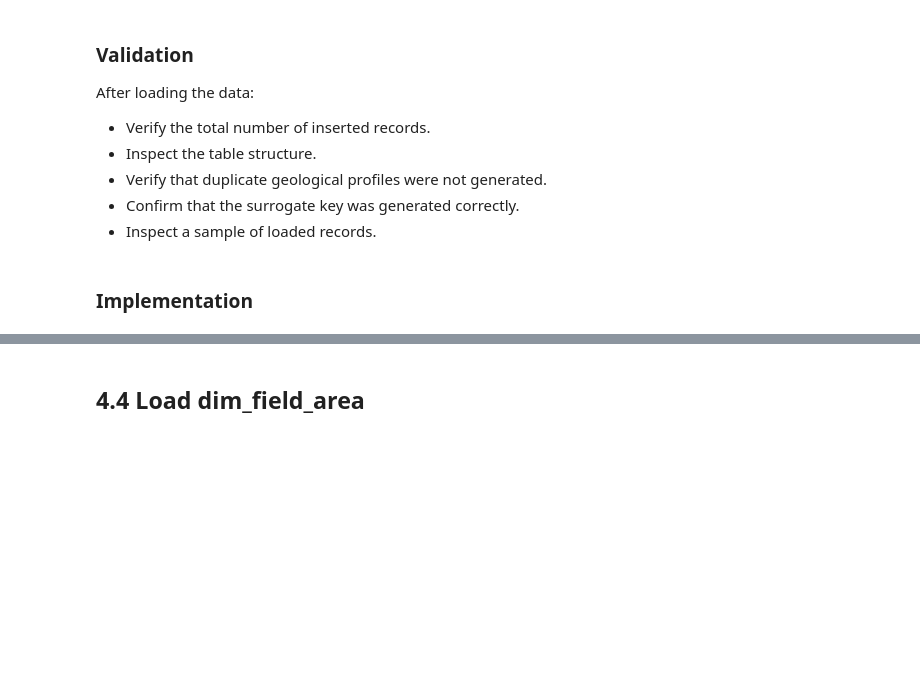
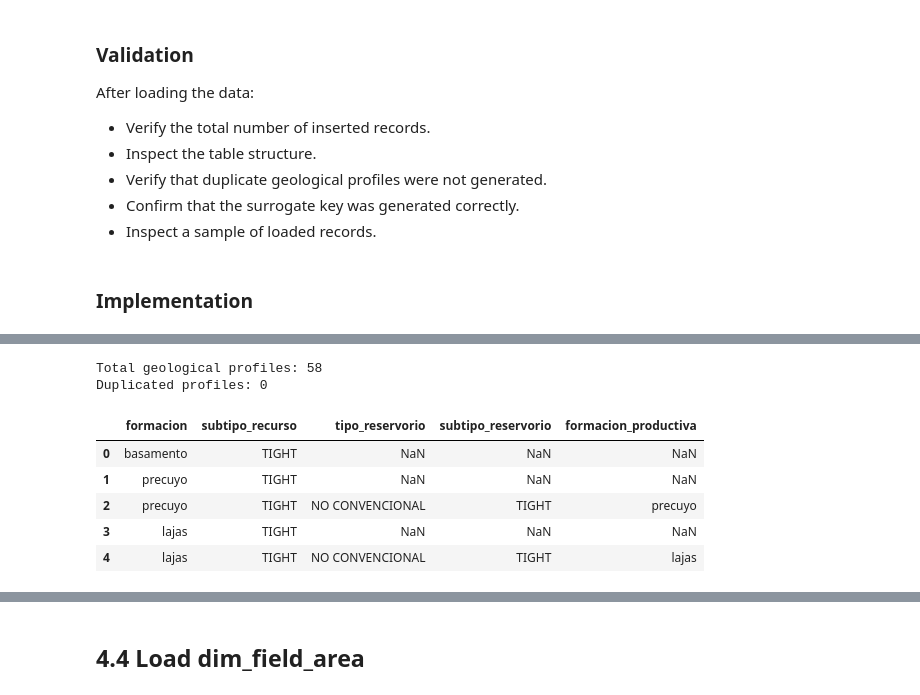
Before and after one commit to Jofregf/oil-gas-well-analytics-argentina, a Jupyter notebook: notebooks/04_etl_dimension_loading.ipynb, the cells around one changed output, grey strips where cells are left out. Saved outputs shown, nothing was run; the diff lists cells and outputs as text; code cells hidden in the pictures; blank space fills up the shorter version.

```diff
--- a/notebooks/04_etl_dimension_loading.ipynb
+++ b/notebooks/04_etl_dimension_loading.ipynb
@@ -1200,0 +1181,30 @@ Duplicated geo profiles: 0
+# %%
+# Step 2.4. Build unique geological profiles
+
+geology_profiles = (
+    geology_by_well[
+        [
+            "formacion",
+            "subtipo_recurso",
+            "tipo_reservorio",
+            "subtipo_reservorio",
+            "formacion_productiva"
+        ]
+    ]
+    .drop_duplicates()
+    .reset_index(drop=True)
+)
+
+print(f"Total geological profiles: {geology_profiles.shape[0]}")
+print(f"Duplicated profiles: {geology_profiles.duplicated().sum()}")
+
+geology_profiles.head()
+# %% [output]
+Total geological profiles: 58
+Duplicated profiles: 0
+|  | formacion | subtipo_recurso | tipo_reservorio | subtipo_reservorio | formacion_productiva |
+| 0 | basamento | TIGHT | NaN | NaN | NaN |
+| 1 | precuyo | TIGHT | NaN | NaN | NaN |
+| 2 | precuyo | TIGHT | NO CONVENCIONAL | TIGHT | precuyo |
+| 3 | lajas | TIGHT | NaN | NaN | NaN |
+| 4 | lajas | TIGHT | NO CONVENCIONAL | TIGHT | lajas |
```
Also changed, not shown: parts of 38 cells of this notebook.
